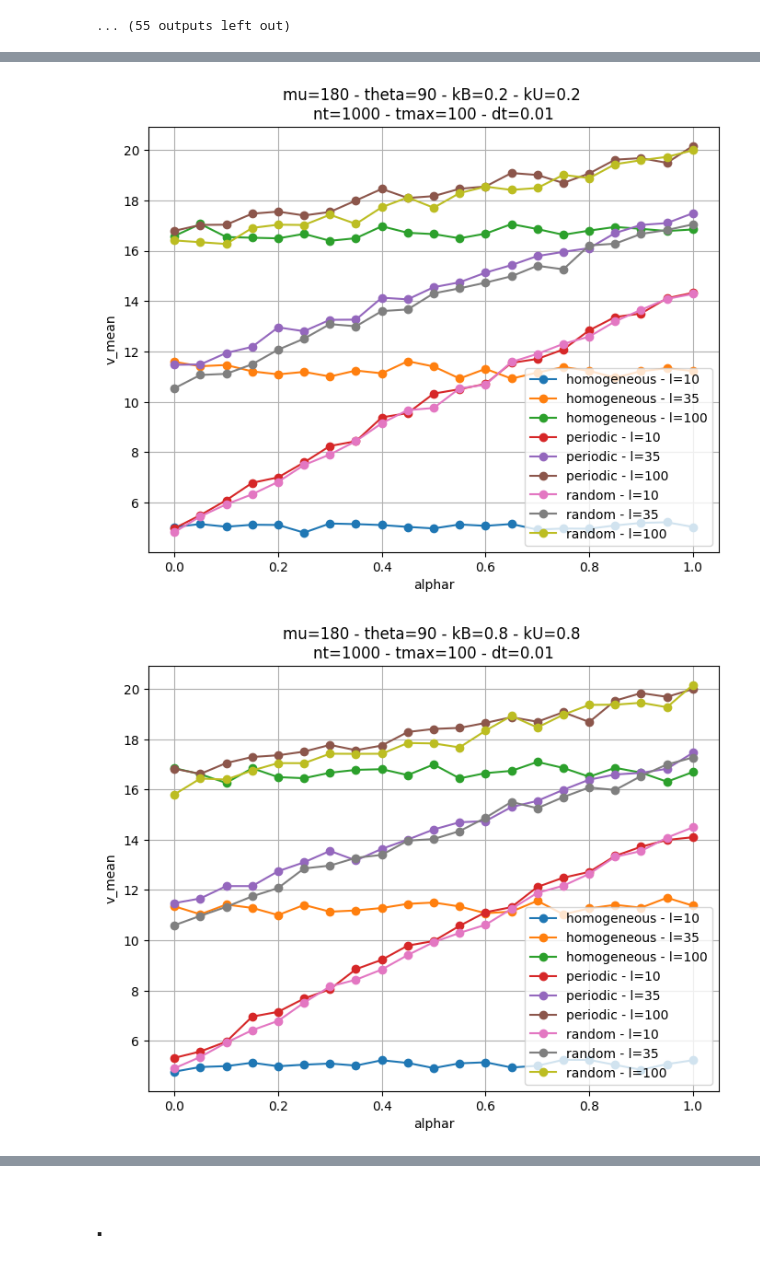
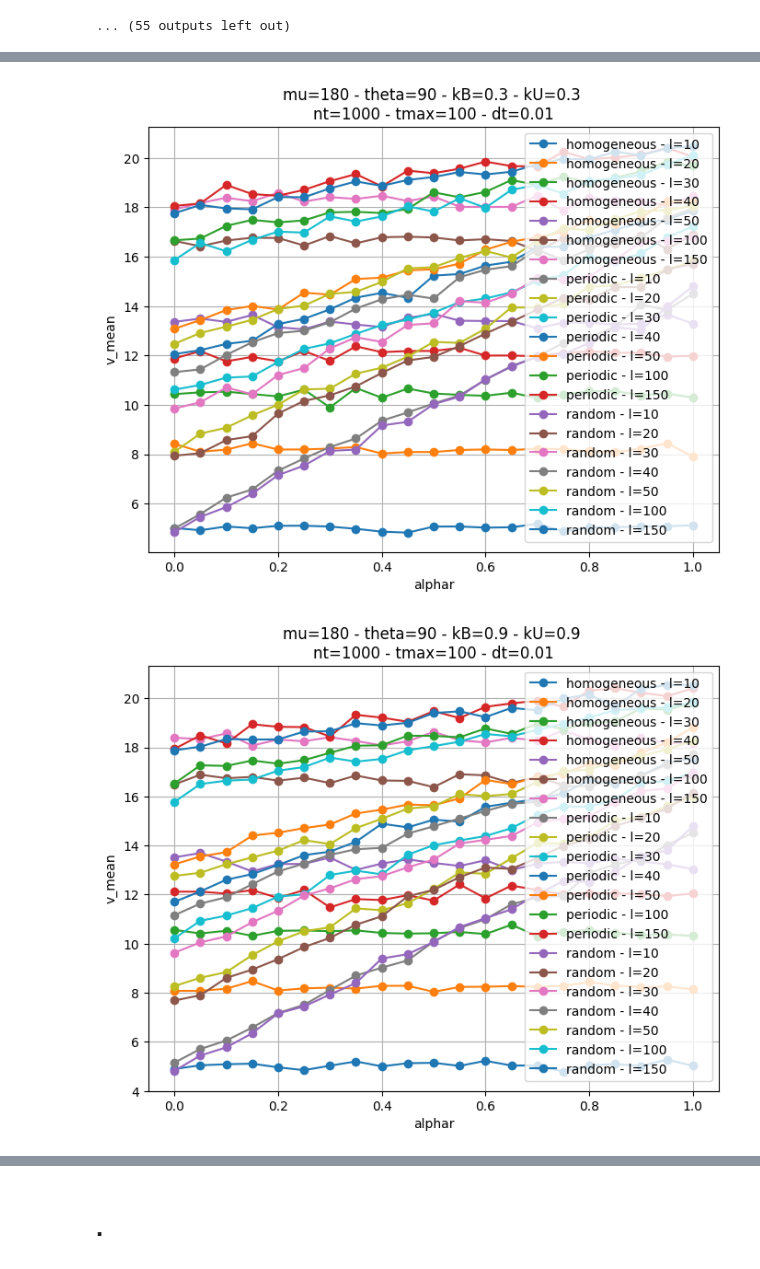
Before and after one commit to npelletbossot/nucleo, a Jupyter notebook: nucleo/working_on/new_formalism.ipynb, the cells around one changed output, grey strips where cells are left out. Drawn from its saved outputs; the diff is of its cells as text; code cells hidden in the pictures.

```diff
--- a/nucleo/working_on/new_formalism.ipynb
+++ b/nucleo/working_on/new_formalism.ipynb
@@ -152,4 +166,6 @@ alphar : [0.   0.05 0.1  0.15 0.2  0.25 0.3  0.35 0.4  0.45 0.5  0.55 0.6  0.65
 # %%
+# Verification
+
 from itertools import product
 
 
@@ -157,9 +173,9 @@ landscapes  = np.unique(df_all["landscape"].to_numpy())
 ls          = np.unique(df_all["l"].to_numpy())
 alphars     = np.unique(df_all["alphar"].to_numpy())
 kBs         = np.unique(df_all["kB"].to_numpy())
-kUs         = np.unique(df_all["kB"].to_numpy())
+kUs         = np.unique(df_all["kU"].to_numpy())
 
-kB1 = kU1 = 0.20
+kB1 = kU1 = 0.3
 
 title = f"mu={mu} - theta={theta} - kB={kB1} - kU={kU1} \nnt={nt} - tmax={tmax} - dt={dt}"
 plt.figure(figsize=(8,6))
@@ -171,14 +187,13 @@ for landscape, l in product(landscapes, ls):
     df_data = df_all.filter(
         (pl.col("landscape") == landscape) &
         (pl.col("l") == l) &
-        (pl.col("kB") == kB1) &
-        (pl.col("kU") == kU1)
+        (pl.col("kB").is_close(kB1)) &
+        (pl.col("kU").is_close(kU1))
     )
 
     v_mean = df_data["v_mean"].to_numpy()
     alphar = df_data["alphar"].to_numpy()
     plt.plot(alphar, v_mean, marker="o", label=subtitle)
-
 
 plt.xlabel("alphar")
 plt.ylabel("v_mean")
@@ -189,7 +204,7 @@ plt.show()
 
 
 
-kB2 = kU2 = 0.80
+kB2 = kU2 = 0.90
 
 title = f"mu={mu} - theta={theta} - kB={kB2} - kU={kU2} \nnt={nt} - tmax={tmax} - dt={dt}"
 plt.figure(figsize=(8,6))
@@ -201,8 +216,8 @@ for landscape, l in product(landscapes, ls):
     df_data = df_all.filter(
         (pl.col("landscape") == landscape) &
         (pl.col("l") == l) &
-        (pl.col("kB") == kB2) &
-        (pl.col("kU") == kU2)
+        (pl.col("kB").is_close(kB2)) &
+        (pl.col("kU").is_close(kU2))
     )
 
     v_mean = df_data["v_mean"].to_numpy()
@@ -216,35 +231,35 @@ plt.legend(fontsize=10)
 plt.grid(True)
 plt.show()
 
 
 
 kB3 = 0.90
-kU3 = 0.10
+kU3 = 0.30
 
 title = f"mu={mu} - theta={theta} - kB={kB3} - kU={kU3} \nnt={nt} - tmax={tmax} - dt={dt}"
 plt.figure(figsize=(8,6))
 plt.title(title)
 
 for landscape, l in product(landscapes, ls):
 
     subtitle = f"{landscape} - l={l}"
     df_data = df_all.filter(
         (pl.col("landscape") == landscape) &
         (pl.col("l") == l) &
-        (pl.col("kB") == kB3) &
-        (pl.col("kU") == kU3)
+        (pl.col("kB").is_close(kB3)) &
+        (pl.col("kU").is_close(kU3))
     )
 
     v_mean = df_data["v_mean"].to_numpy()
     alphar = df_data["alphar"].to_numpy()
     plt.plot(alphar, v_mean, marker="o", label=subtitle)
 
 
 plt.xlabel("alphar")
 plt.ylabel("v_mean")
 plt.legend(fontsize=10)
 plt.grid(True)
 plt.show()
 # %% [output]
-[figure, old version]
+[figure, new version]
-[figure, old version]
+[figure, new version]
```
Also changed, not shown: parts of 6 cells of this notebook, 1 other file.
